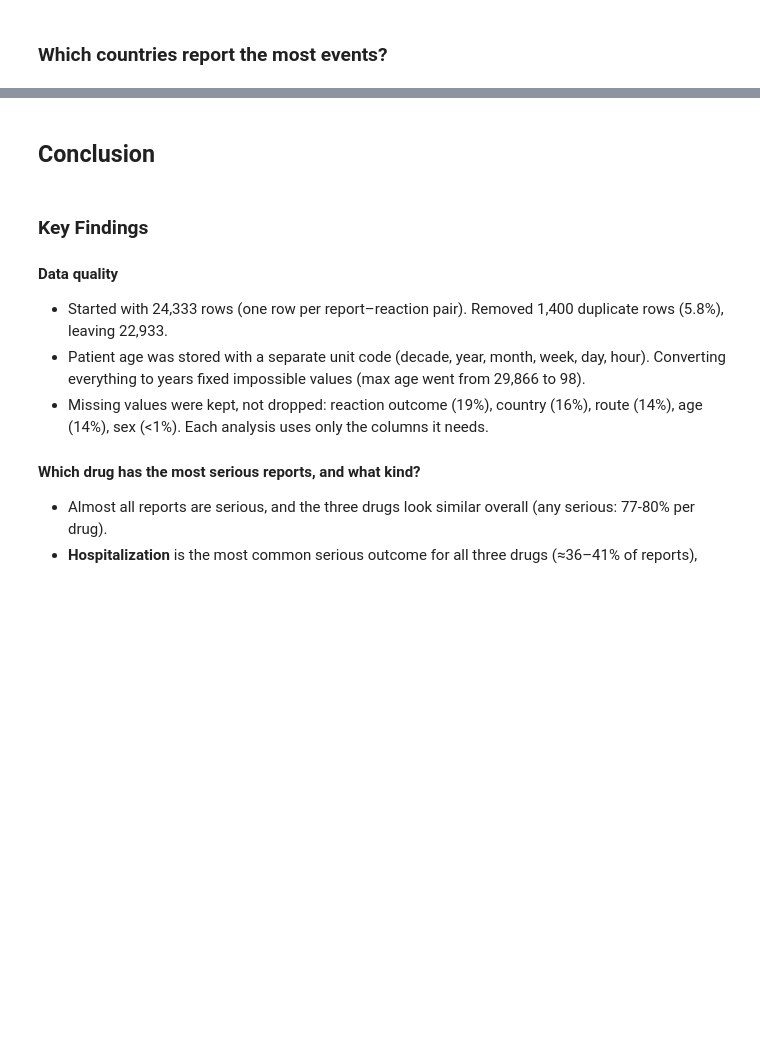
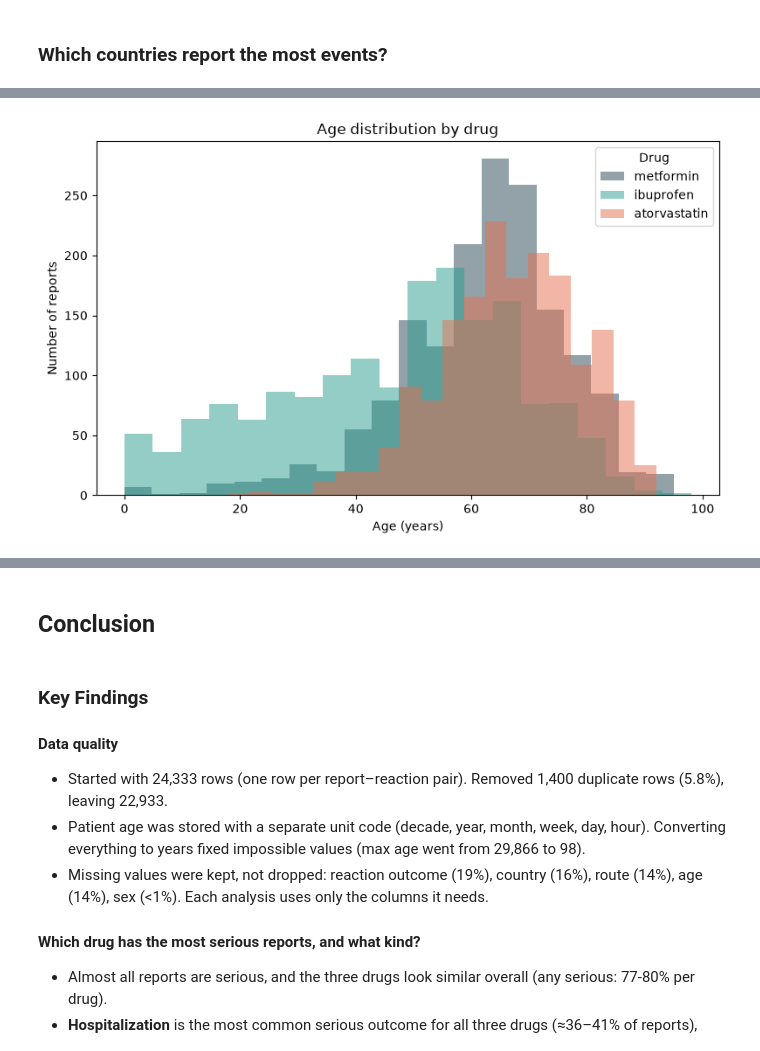
Before and after one commit to NattakanO/healthcare_drug_safety_analysis, a Jupyter notebook: data_exploration.ipynb, the cells around one changed output, grey strips where cells are left out. Cells and saved outputs as stored; diff of their text form; code cells hidden in the pictures; blank space fills up the shorter version.

Commit message:
add age and sex patterns differ by drug analysis

```diff
--- a/data_exploration.ipynb
+++ b/data_exploration.ipynb
@@ -825,0 +863,25 @@ plt.show()
+# %%
+MIN_COUNT = 20
+
+def top_specific_reactions(drug, n=8):
+    this_drug = df[df["queried_drug"] == drug]
+    other_drugs = df[df["queried_drug"] != drug]
+
+    this_rate = this_drug["reaction_term"].value_counts(normalize=True)
+    other_rate = other_drugs["reaction_term"].value_counts(normalize=True)
+    this_count = this_drug["reaction_term"].value_counts()
+
+    result = pd.DataFrame({
+        "count_in_drug": this_count,
+        "rate_in_drug": this_rate,
+        "rate_in_others": other_rate,
+    })
+    result = result[result["count_in_drug"] >= MIN_COUNT]
+    result["rate_in_others"] = result["rate_in_others"].fillna(0)
+    result["ratio"] = result["rate_in_drug"] / result["rate_in_others"].replace(0, np.nan)
+    result["ratio"] = result["ratio"].fillna(np.inf)  # appears only for this drug
+    return result.sort_values("ratio", ascending=False).head(n)
+
+for drug in df["queried_drug"].unique():
+    print(f"\n--- {drug}: reactions much more common here than for the other two ---")
+    print(top_specific_reactions(drug).round(2))
@@ -829,0 +1022,15 @@ plt.show()
+# %%
+fig, ax = plt.subplots(figsize=(8, 5))
+for drug in reports["queried_drug"].unique():
+    data = reports.loc[reports["queried_drug"] == drug, "patient_age_years"].dropna()
+    ax.hist(data, bins=20, alpha=0.5, label=drug, color=drug_colors[drug])
+ax.legend(title="Drug")
+ax.set_xlabel("Age (years)")
+ax.set_ylabel("Number of reports")
+ax.set_title("Age distribution by drug")
+plt.tight_layout()
+os.makedirs("results", exist_ok=True)
+plt.savefig("results/age_distribution_by_drug.png", dpi=150, bbox_inches="tight")
+plt.show()
+# %% [output]
+[figure, added]
```
Also changed, not shown: parts of 20 cells of this notebook, 2 other files.
